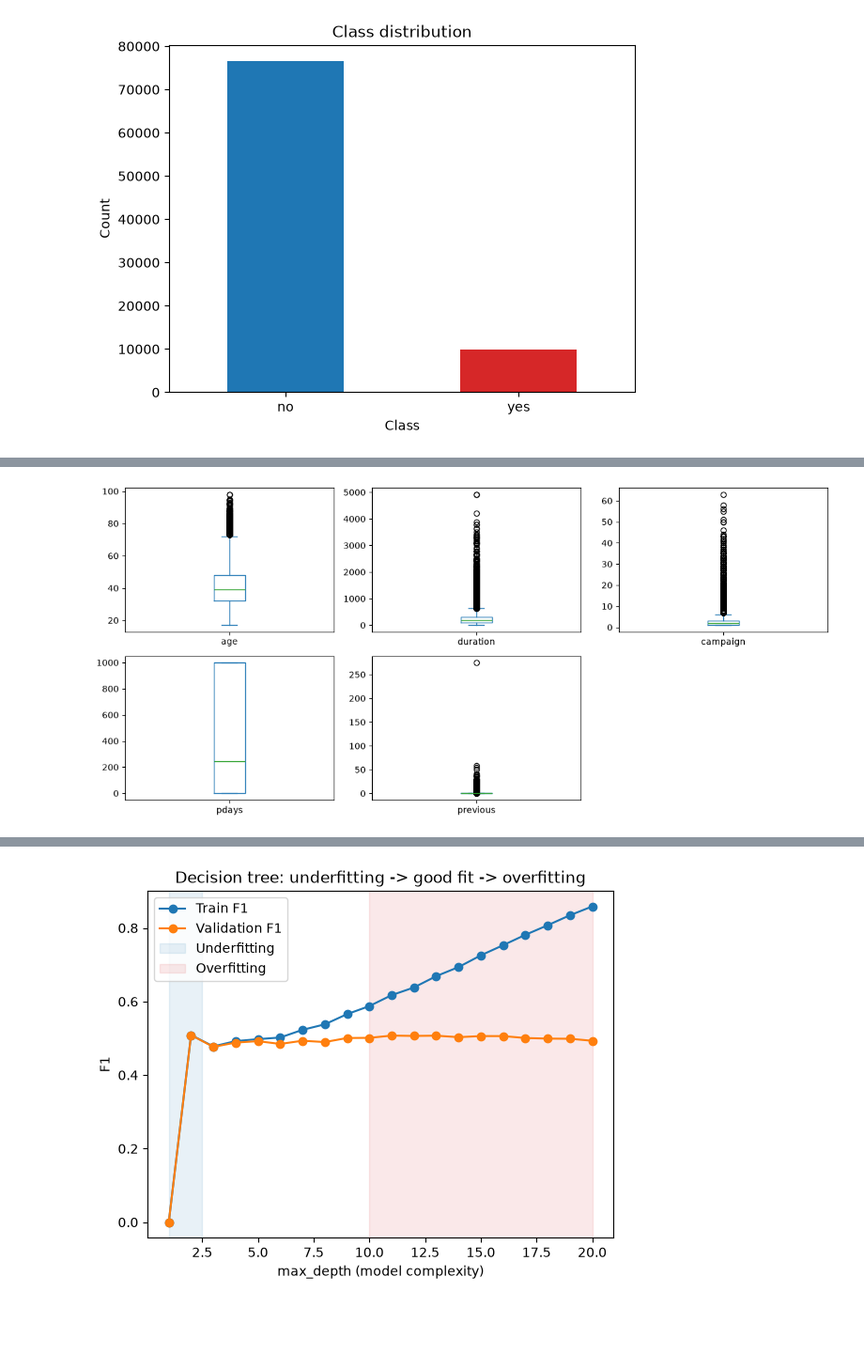
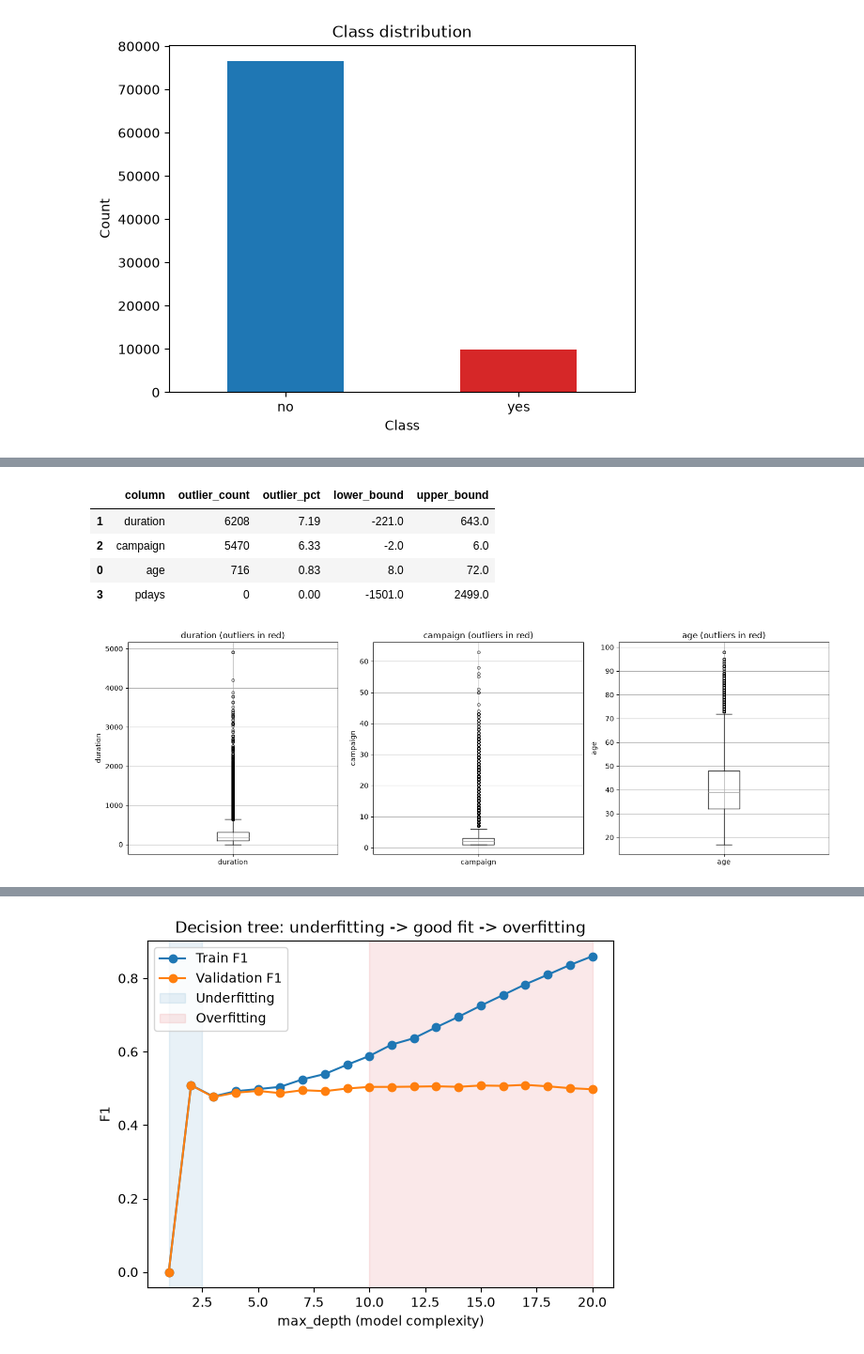
Before and after one commit to Mojeed-1/ds-october-2026-week1, a Jupyter notebook: FRST_PRESSTATN.ipynb, the cells around one changed output, grey strips where cells are left out. Shown at 94% size. Saved outputs shown, nothing was run; the diff lists cells and outputs as text; code cells hidden in the pictures; blank space fills up the shorter version.

```diff
--- a/FRST_PRESSTATN.ipynb
+++ b/FRST_PRESSTATN.ipynb
@@ -321,6 +322,8 @@ Name: count, dtype: int64
 
 Positive class: 11.5% of the data, about 1 in 9
 [figure]
+# %%
+X.drop(['previous'], axis=1, inplace=True)
 # %%
 X.info()
 # %% [output]
@@ -353,24 +350,44 @@ plt.show()
 # %%
-X.select_dtypes(include='number').plot(
-    kind='box',
-    subplots=True,
-    layout=(3, 3),
-    figsize=(12, 8),
-    sharex=False,
-    sharey=False
-)
+num_cols = X.select_dtypes(include='number').columns
+outlier_summary = []
 
-plt.tight_layout()
-plt.show()
+for col in num_cols:
+    Q1 = X[col].quantile(0.25)
+    Q3 = X[col].quantile(0.75)
+    IQR = Q3 - Q1
+    lower = Q1 - 1.5 * IQR
+    upper = Q3 + 1.5 * IQR
+    outliers = X[(X[col] < lower) | (X[col] > upper)]
+    outlier_pct = len(outliers) / len(X) * 100
+    outlier_summary.append({
+        'column': col,
+        'outlier_count': len(outliers),
+        'outlier_pct': round(outlier_pct, 2),
+        'lower_bound': round(lower, 2),
+        'upper_bound': round(upper, 2)
+    })
+
+outlier_df = pd.DataFrame(outlier_summary).sort_values('outlier_pct', ascending=False)
+outlier_df
 # %% [output]
-[figure, removed]
+|  | column | outlier_count | outlier_pct | lower_bound | upper_bound |
+| 1 | duration | 6208 | 7.19 | -221.0 | 643.0 |
+| 2 | campaign | 5470 | 6.33 | -2.0 | 6.0 |
+| 0 | age | 716 | 0.83 | 8.0 | 72.0 |
+| 3 | pdays | 0 | 0.00 | -1501.0 | 2499.0 |
 # %%
-for col in ['age', 'duration']:
-    Q1 = X[col].quantile(0.25)
-    Q3 = X[col].quantile(0.75)
-    IQR = Q3 - Q1
+cols_with_outliers = ['duration', 'campaign', 'age']
+n = len(cols_with_outliers)
+fig, axes = plt.subplots(1, 3, figsize=(15, 5))
+axes = axes.flatten()
 
-    lower = Q1 - 1.5 * IQR
-    upper = Q3 + 1.5 * IQR
+for i, col in enumerate(cols_with_outliers):
+    bp = X.boxplot(column=col, ax=axes[i], return_type='dict',
+                    flierprops=dict(marker='o', color='red', markersize=4, alpha=0.6))
+    axes[i].set_title(f'{col} (outliers in red)')
+    axes[i].set_ylabel(col)
 
-    X[col] = X[col].clip(lower, upper)
+plt.tight_layout()
+plt.show()
+# %% [output]
+[figure, added]
```
Also changed, not shown: parts of 16 cells of this notebook.
